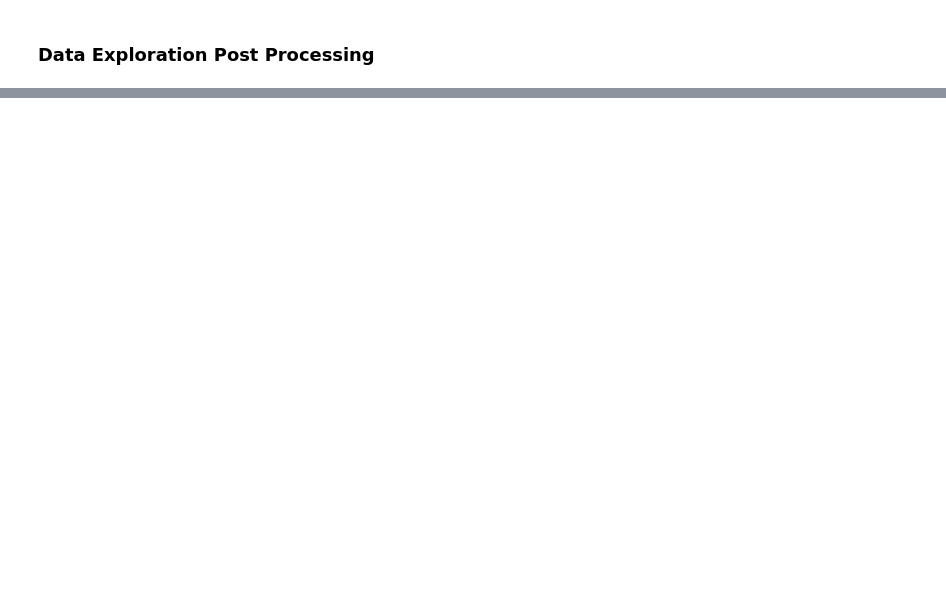
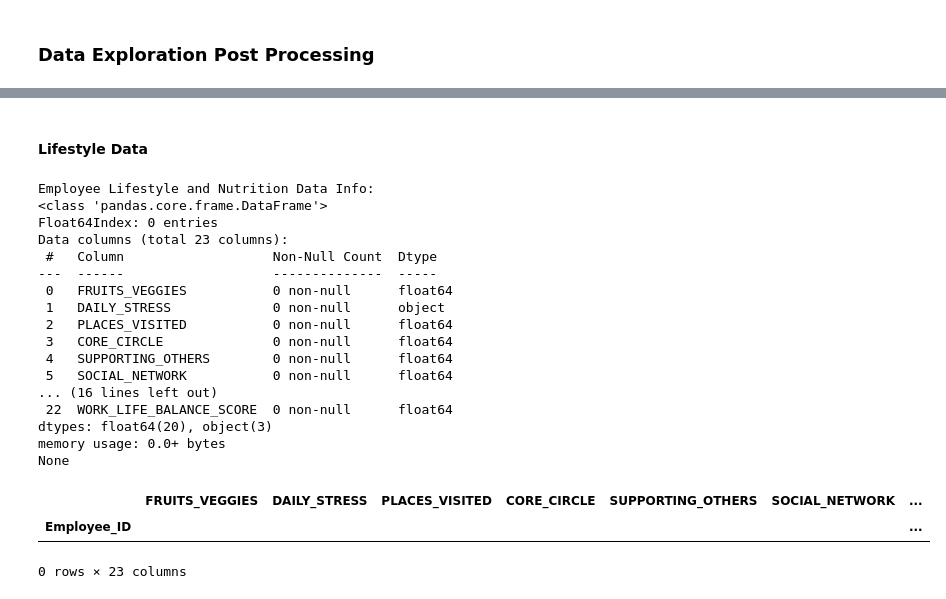
Before and after one commit to verdantfire/WellSAP, a Jupyter notebook: Notebook/data_preparation.ipynb, the cells around one changed output, grey strips where cells are left out. Drawn from its saved outputs; the diff is of its cells as text; code cells hidden in the pictures; blank space fills up the shorter version.

```diff
--- a/Notebook/data_preparation.ipynb
+++ b/Notebook/data_preparation.ipynb
@@ -161,2 +172,21 @@ attrition.set_index('Employee_ID',inplace=True)
+# %%
+for i in np.arange(1,312):
+    lifestyle = lifestyle_data.where(lifestyle_data.AGE==hr_data.loc[i,'Age_Group']).dropna()
+    lifestyle = lifestyle.where(lifestyle.GENDER==hr_data.loc[i,'Sex']).dropna()
+    index = lifestyle.index.tolist()
+    count = 0
+    while flag == 0 and count <25 and len(index) > 0:
+        rand_idx = random.choice(index)
+        if lifestyle_data.iloc[rand_idx,-1] == -1:
+            lifestyle_data.iloc[rand_idx,-1] = i
+            index.remove(rand_idx)
+            count += 1
+        elif lifestyle_data.iloc[rand_idx,-1] != -1:
+            index.remove(rand_idx)
+        elif len(index)==0:
+            break
+lifestyle = lifestyle_data.where(lifestyle_data.Employee_ID!=0).dropna()
+lifestyle.set_index('Employee_ID',inplace=True)
+lifestyle.to_csv('./../dataset/lifestyle_data.csv')
 # %% [markdown]
 ### Data Exploration Post Processing
@@ -192 +224,28 @@ None
 5 rows × 27 columns
+# %% [markdown]
+#### Lifestyle Data
+# %%
+print("\nEmployee Lifestyle and Nutrition Data Info:")
+print(lifestyle.info())
+lifestyle.head(5)
+# %% [output]
+Employee Lifestyle and Nutrition Data Info:
+<class 'pandas.core.frame.DataFrame'>
+Float64Index: 0 entries
+Data columns (total 23 columns):
+ #   Column                   Non-Null Count  Dtype
+---  ------                   --------------  -----
+ 0   FRUITS_VEGGIES           0 non-null      float64
+ 1   DAILY_STRESS             0 non-null      object
+ 2   PLACES_VISITED           0 non-null      float64
+ 3   CORE_CIRCLE              0 non-null      float64
+ 4   SUPPORTING_OTHERS        0 non-null      float64
+ 5   SOCIAL_NETWORK           0 non-null      float64
+... (16 lines left out)
+ 22  WORK_LIFE_BALANCE_SCORE  0 non-null      float64
+dtypes: float64(20), object(3)
+memory usage: 0.0+ bytes
+None
+|  | FRUITS_VEGGIES | DAILY_STRESS | PLACES_VISITED | CORE_CIRCLE | SUPPORTING_OTHERS | SOCIAL_NETWORK | ... |
+| Employee_ID |  |  |  |  |  |  | ... |
+0 rows × 23 columns
```
Also changed, not shown: parts of 9 cells of this notebook, 1 other file.
